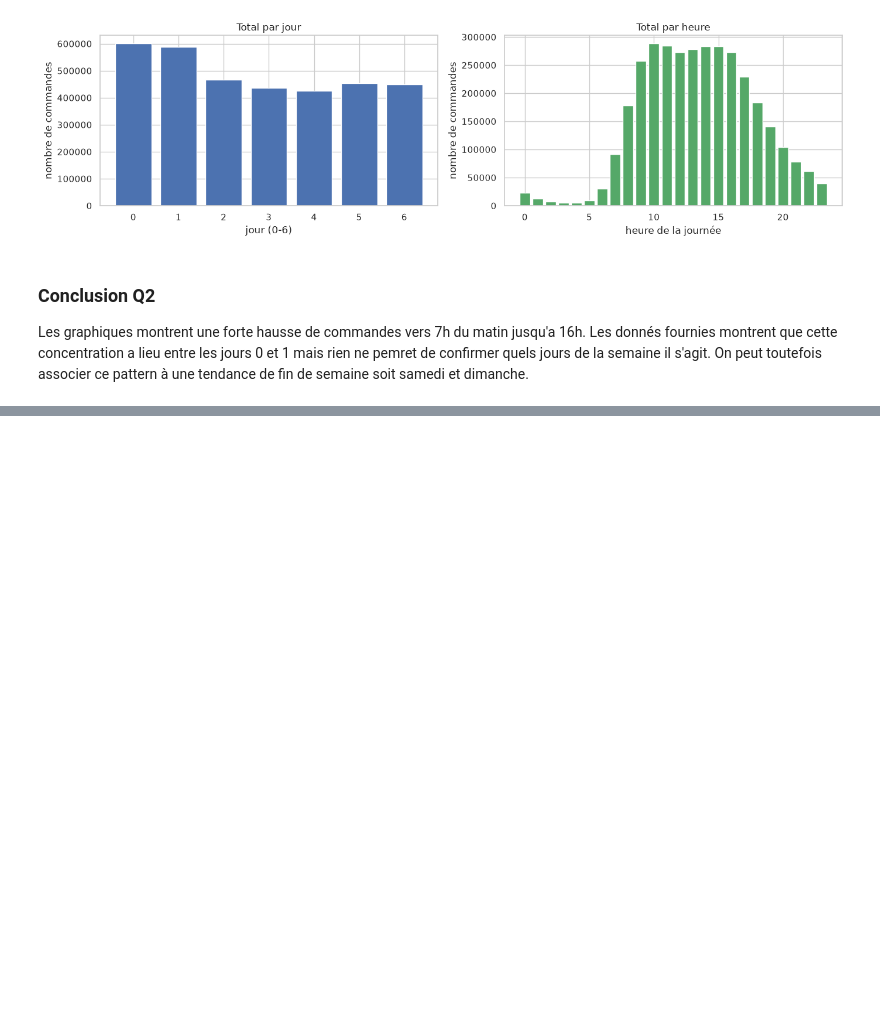
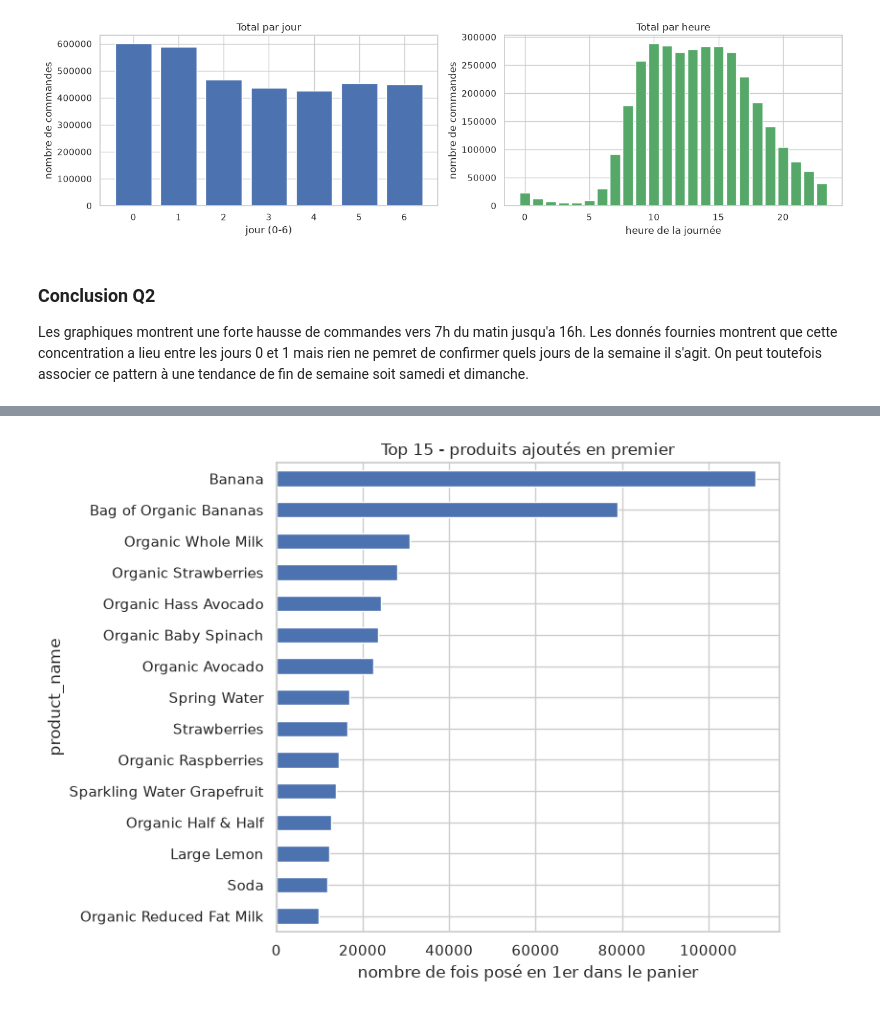
Before and after one commit to tranarivelo/joja-data-analysis, a Jupyter notebook: Analyse_Client.ipynb, the cells around one changed output, grey strips where cells are left out. Saved outputs shown, nothing was run; the diff lists cells and outputs as text; code cells hidden in the pictures; blank space fills up the shorter version.

```diff
--- a/Analyse_Client.ipynb
+++ b/Analyse_Client.ipynb
@@ -484,0 +503,6 @@ Les graphiques montrent une forte hausse de commandes vers 7h du matin jusqu'a 1
+# %%
+premiers = paniers.loc[paniers["add_to_cart_order"] == 1]
+top_premiers = premiers["product_name"].value_counts().head(15)
+
+print("nb de commandes couvertes :", len(premiers), "(doit être = nb de commandes)")
+top_premiers
@@ -484,0 +528,9 @@ Les graphiques montrent une forte hausse de commandes vers 7h du matin jusqu'a 1
+# %%
+fig, ax = plt.subplots(figsize=(8, 6))
+top_premiers.sort_values().plot.barh(ax=ax, color="#4C72B0")
+ax.set_xlabel("nombre de fois posé en 1er dans le panier")
+ax.set_title("Top 15 - produits ajoutés en premier")
+plt.tight_layout()
+plt.show()
+# %% [output]
+[figure, added]
```
Also changed, not shown: parts of 13 cells of this notebook.
